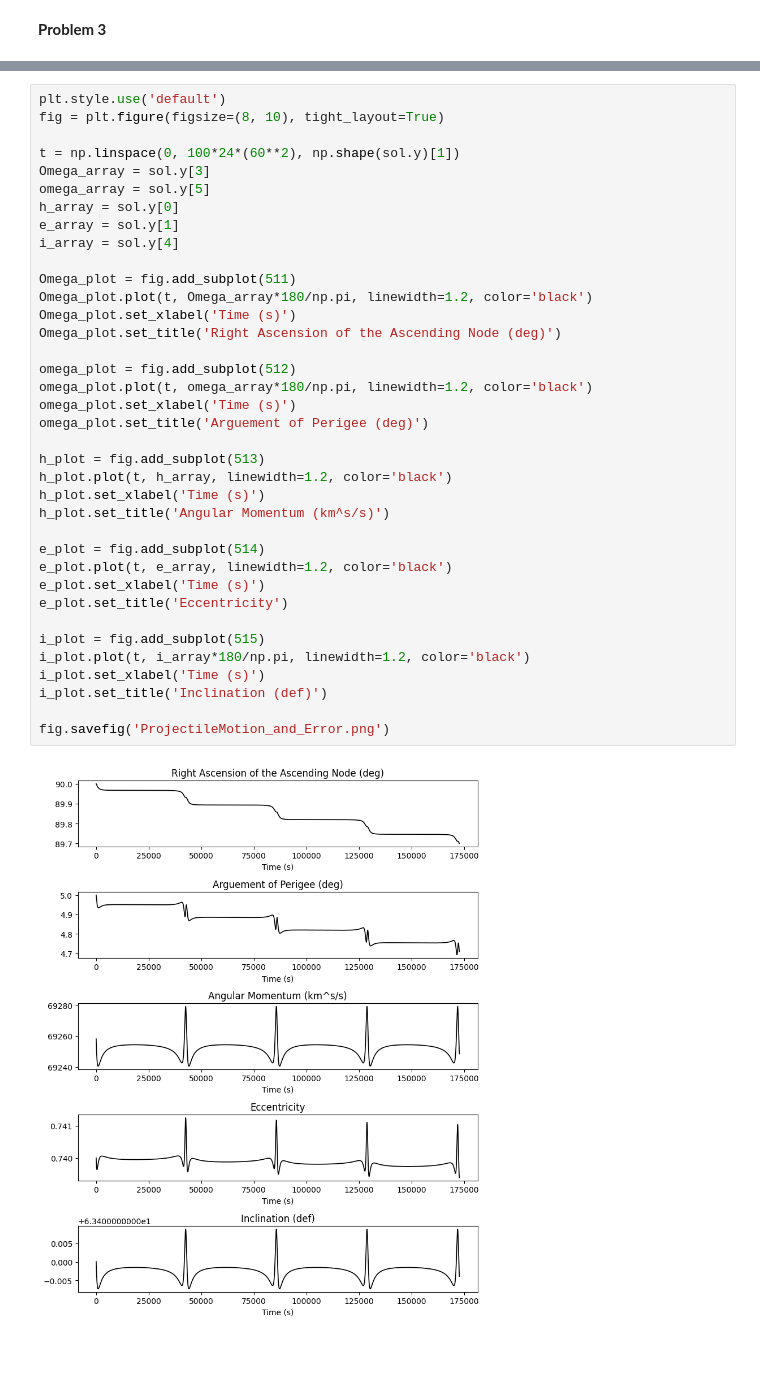
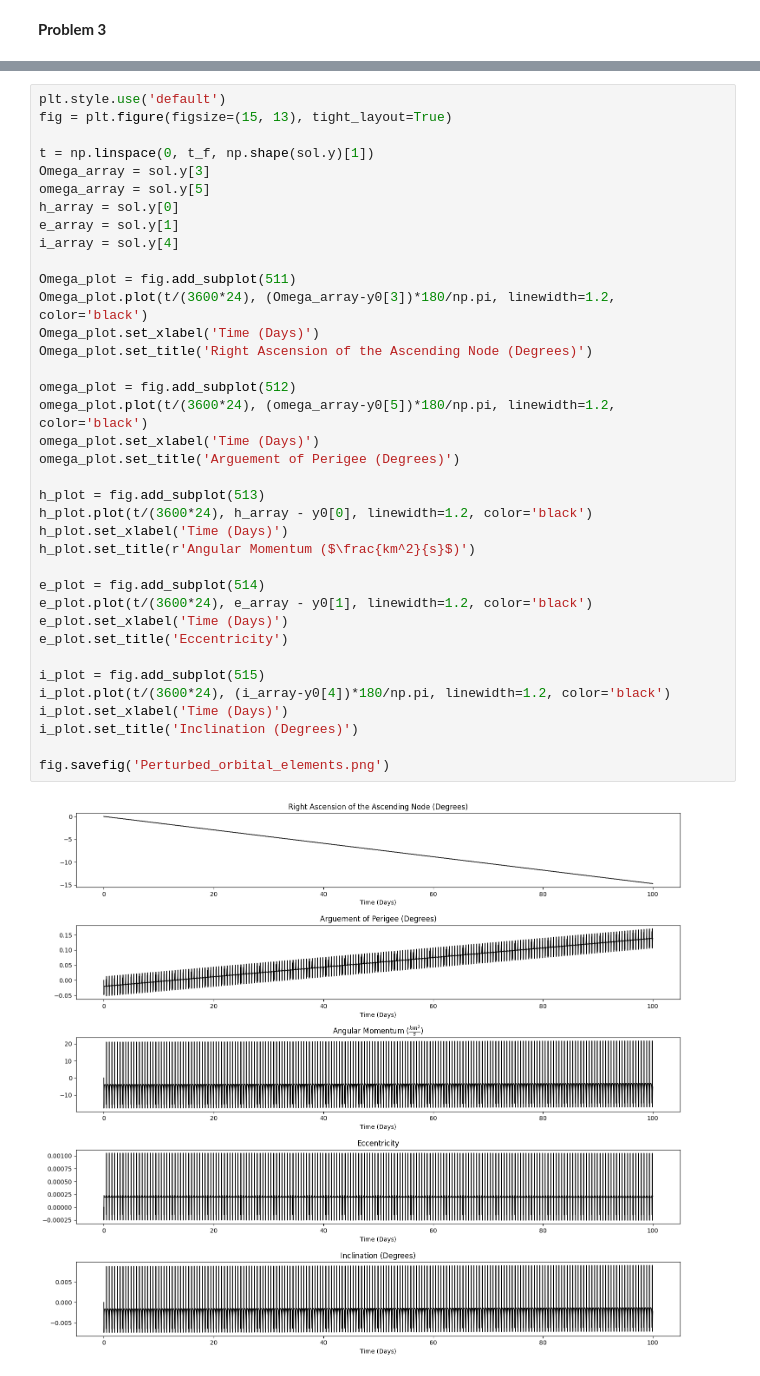
Before and after one commit to annahylbert/AE502-HW2, a Jupyter notebook: HW2.ipynb, the cells around one changed output, grey strips where cells are left out. Cells and saved outputs as stored; diff of their text form.

Commit message:
Actual final code and plot! (I hope)

```diff
--- a/HW2.ipynb
+++ b/HW2.ipynb
@@ -204,39 +184,39 @@ sol = scipy.integrate.solve_ivp(rates, [0, 100*24*(60**2)], y0, method='RK45', d
 # %%
 plt.style.use('default')
-fig = plt.figure(figsize=(8, 10), tight_layout=True)
+fig = plt.figure(figsize=(15, 13), tight_layout=True)
 
-t = np.linspace(0, 100*24*(60**2), np.shape(sol.y)[1])
+t = np.linspace(0, t_f, np.shape(sol.y)[1])
 Omega_array = sol.y[3]
 omega_array = sol.y[5]
 h_array = sol.y[0]
 e_array = sol.y[1]
 i_array = sol.y[4]
 
 Omega_plot = fig.add_subplot(511)
-Omega_plot.plot(t, Omega_array*180/np.pi, linewidth=1.2, color='black')
-Omega_plot.set_xlabel('Time (s)')
-Omega_plot.set_title('Right Ascension of the Ascending Node (deg)')
+Omega_plot.plot(t/(3600*24), (Omega_array-y0[3])*180/np.pi, linewidth=1.2, color='black')
+Omega_plot.set_xlabel('Time (Days)')
+Omega_plot.set_title('Right Ascension of the Ascending Node (Degrees)')
 
 omega_plot = fig.add_subplot(512)
-omega_plot.plot(t, omega_array*180/np.pi, linewidth=1.2, color='black')
-omega_plot.set_xlabel('Time (s)')
-omega_plot.set_title('Arguement of Perigee (deg)')
+omega_plot.plot(t/(3600*24), (omega_array-y0[5])*180/np.pi, linewidth=1.2, color='black')
+omega_plot.set_xlabel('Time (Days)')
+omega_plot.set_title('Arguement of Perigee (Degrees)')
 
 h_plot = fig.add_subplot(513)
-h_plot.plot(t, h_array, linewidth=1.2, color='black')
-h_plot.set_xlabel('Time (s)')
-h_plot.set_title('Angular Momentum (km^s/s)')
+h_plot.plot(t/(3600*24), h_array - y0[0], linewidth=1.2, color='black')
+h_plot.set_xlabel('Time (Days)')
+h_plot.set_title(r'Angular Momentum ($\frac{km^2}{s}$)')
 
 e_plot = fig.add_subplot(514)
-e_plot.plot(t, e_array, linewidth=1.2, color='black')
-e_plot.set_xlabel('Time (s)')
+e_plot.plot(t/(3600*24), e_array - y0[1], linewidth=1.2, color='black')
+e_plot.set_xlabel('Time (Days)')
 e_plot.set_title('Eccentricity')
 
 i_plot = fig.add_subplot(515)
-i_plot.plot(t, i_array*180/np.pi, linewidth=1.2, color='black')
-i_plot.set_xlabel('Time (s)')
-i_plot.set_title('Inclination (def)')
+i_plot.plot(t/(3600*24), (i_array-y0[4])*180/np.pi, linewidth=1.2, color='black')
+i_plot.set_xlabel('Time (Days)')
+i_plot.set_title('Inclination (Degrees)')
 
-fig.savefig('ProjectileMotion_and_Error.png')
+fig.savefig('Perturbed_orbital_elements.png')
 # %% [output]
-[figure, old version]
+[figure, new version]
```
Also changed, not shown: parts of 6 cells of this notebook.
